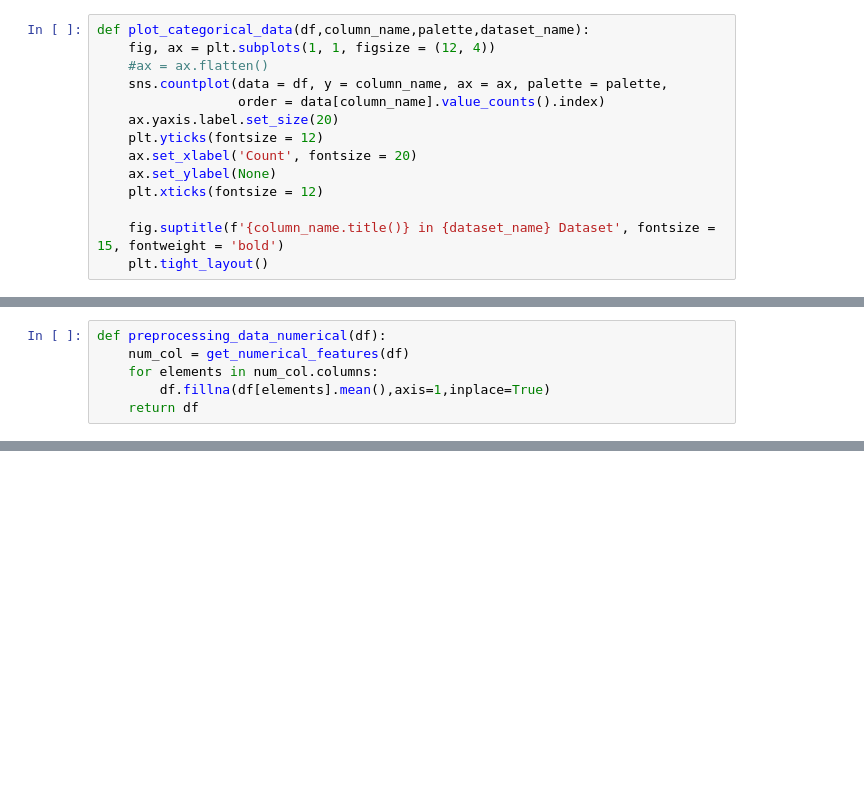
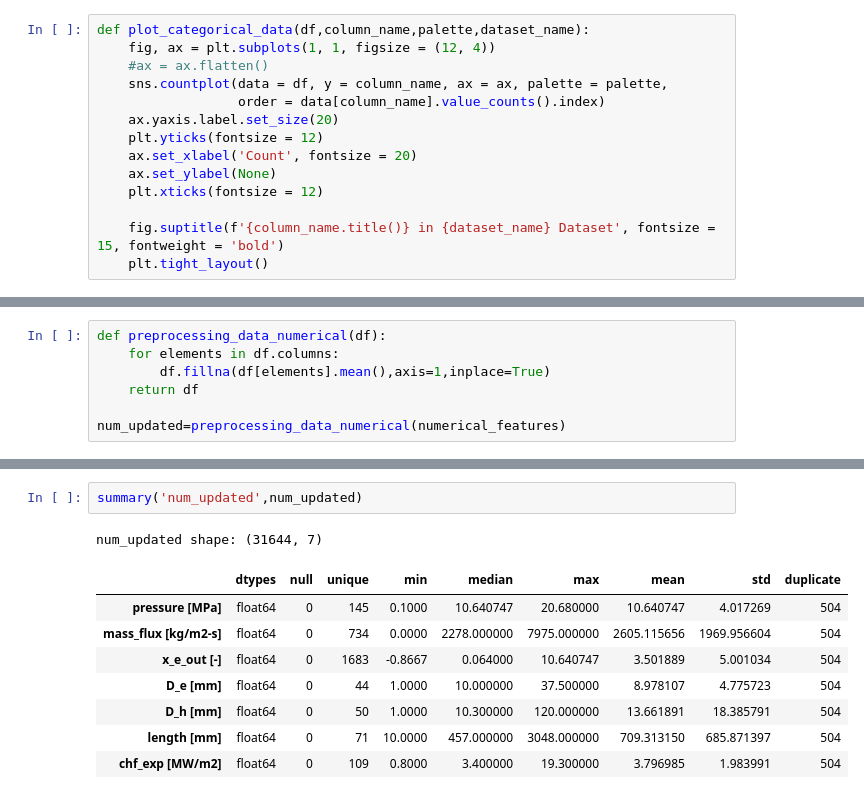
Before and after one commit to averma111/Kaggle_Competition, a Jupyter notebook: pytorch-ps3e15-regression.ipynb, the cells around one changed output, grey strips where cells are left out. Saved outputs shown, nothing was run; the diff lists cells and outputs as text; blank space fills up the shorter version.

```diff
--- a/pytorch-ps3e15-regression.ipynb
+++ b/pytorch-ps3e15-regression.ipynb
@@ -124,6 +186,7 @@ def preprocessing_data_categorical(df):
 # %%
 def preprocessing_data_numerical(df):
-    num_col = get_numerical_features(df)
-    for elements in num_col.columns:
+    for elements in df.columns:
         df.fillna(df[elements].mean(),axis=1,inplace=True)
     return df
+
+num_updated=preprocessing_data_numerical(numerical_features)
@@ -131,0 +200,12 @@ preprocessing_data_categorical(data)
+# %%
+summary('num_updated',num_updated)
+# %% [output]
+num_updated shape: (31644, 7)
+|  | dtypes | null | unique | min | median | max | mean | std | duplicate |
+| pressure [MPa] | float64 | 0 | 145 | 0.1000 | 10.640747 | 20.680000 | 10.640747 | 4.017269 | 504 |
+| mass_flux [kg/m2-s] | float64 | 0 | 734 | 0.0000 | 2278.000000 | 7975.000000 | 2605.115656 | 1969.956604 | 504 |
+| x_e_out [-] | float64 | 0 | 1683 | -0.8667 | 0.064000 | 10.640747 | 3.501889 | 5.001034 | 504 |
+| D_e [mm] | float64 | 0 | 44 | 1.0000 | 10.000000 | 37.500000 | 8.978107 | 4.775723 | 504 |
+| D_h [mm] | float64 | 0 | 50 | 1.0000 | 10.300000 | 120.000000 | 13.661891 | 18.385791 | 504 |
+| length [mm] | float64 | 0 | 71 | 10.0000 | 457.000000 | 3048.000000 | 709.313150 | 685.871397 | 504 |
+| chf_exp [MW/m2] | float64 | 0 | 109 | 0.8000 | 3.400000 | 19.300000 | 3.796985 | 1.983991 | 504 |
```
Also changed, not shown: parts of 20 cells of this notebook.
